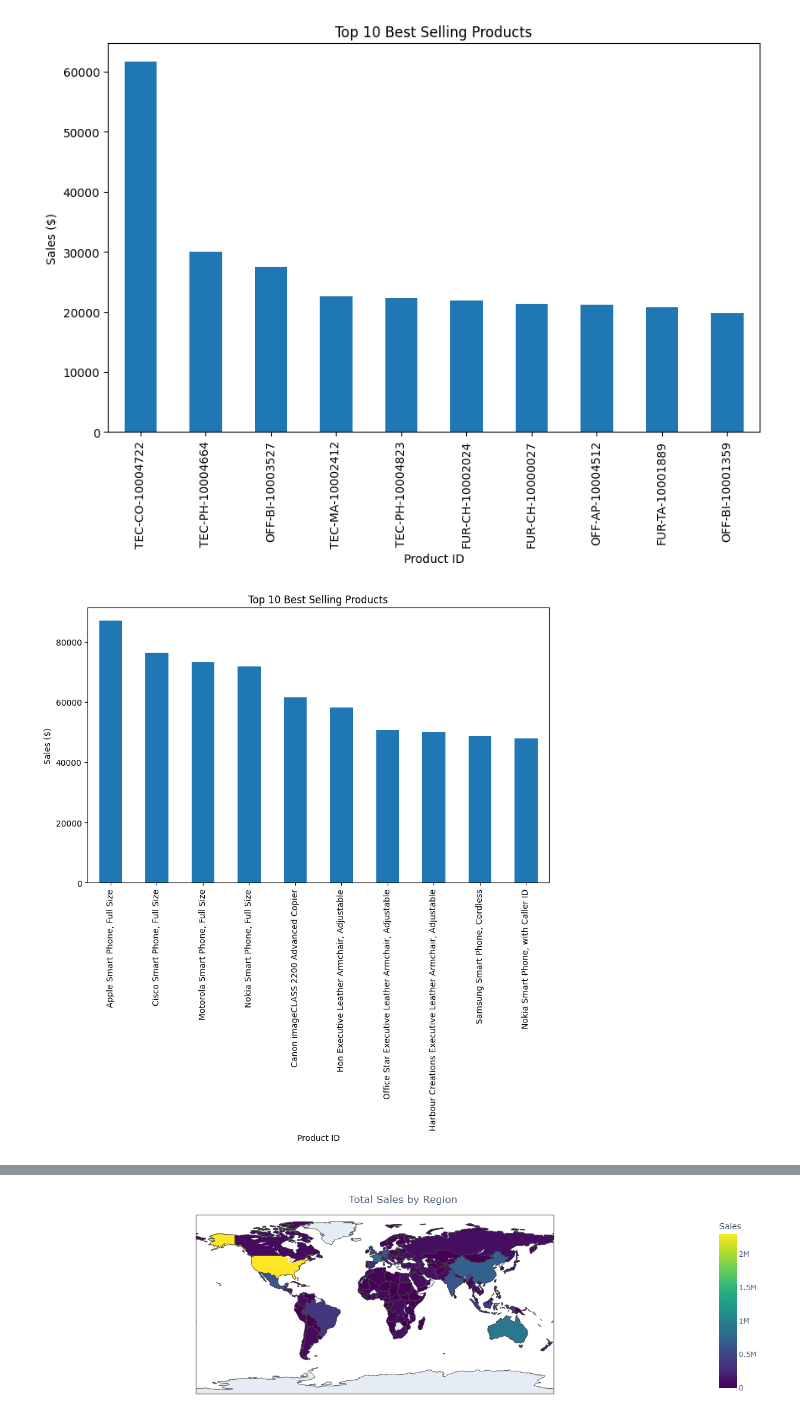
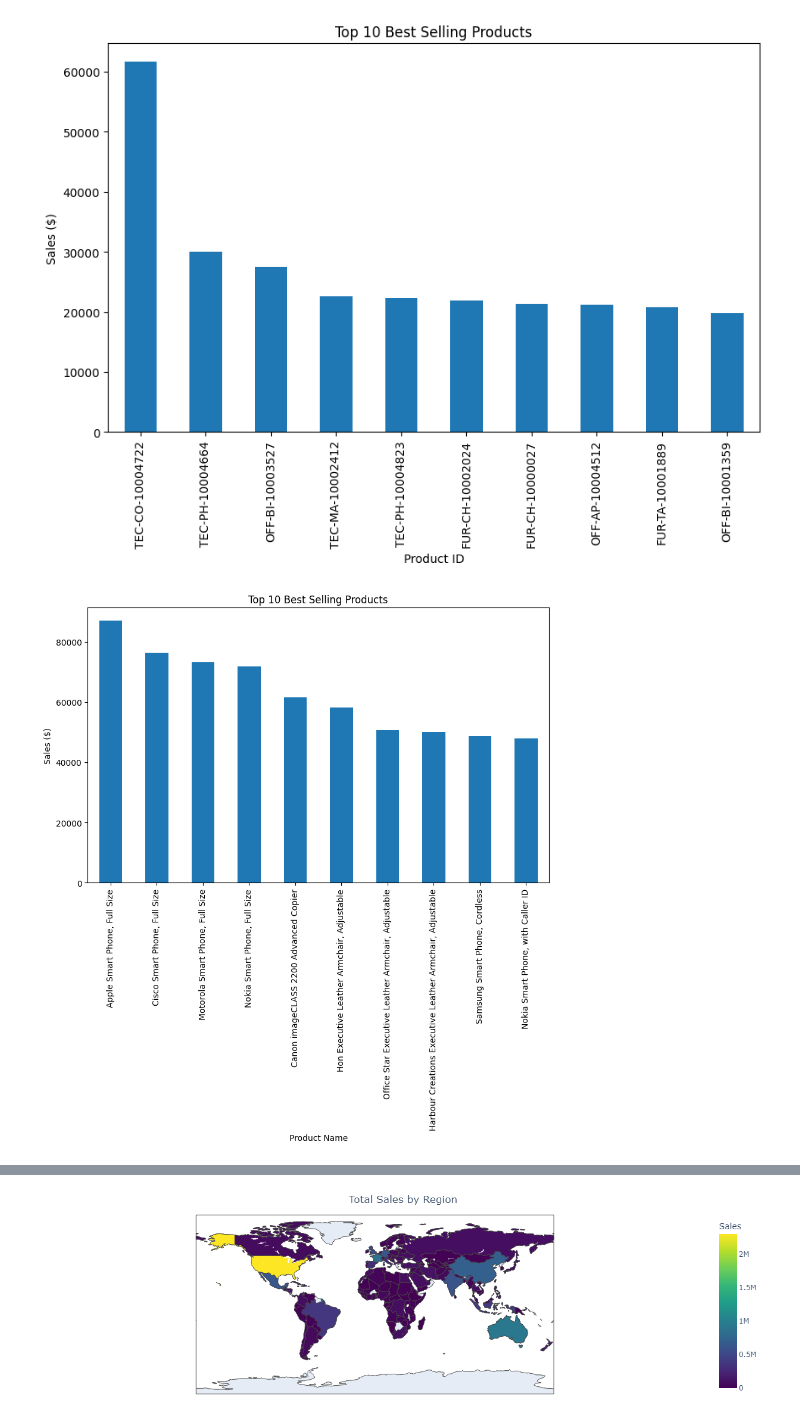
Before and after one commit to jaysoni-10125/Afame-Technologies, a Jupyter notebook: Sales Data Analysis.ipynb, the cells around one changed output, grey strips where cells are left out. Drawn from its saved outputs; the diff is of its cells as text; code cells hidden in the pictures.

```diff
--- a/Sales Data Analysis.ipynb
+++ b/Sales Data Analysis.ipynb
@@ -130,11 +159,11 @@ plt.show()
 # %%
 import matplotlib.pyplot as plt
 
 plt.figure(figsize=(10, 6))
 best_selling_product_s.head(10).plot(kind='bar')
 plt.title('Top 10 Best Selling Products')
-plt.xlabel('Product ID')
+plt.xlabel('Product Name')
 plt.ylabel('Sales ($)')
 plt.show()
 # %% [output]
-[figure, old version]
+[figure, new version]
```
Also changed, not shown: parts of 11 cells of this notebook.
